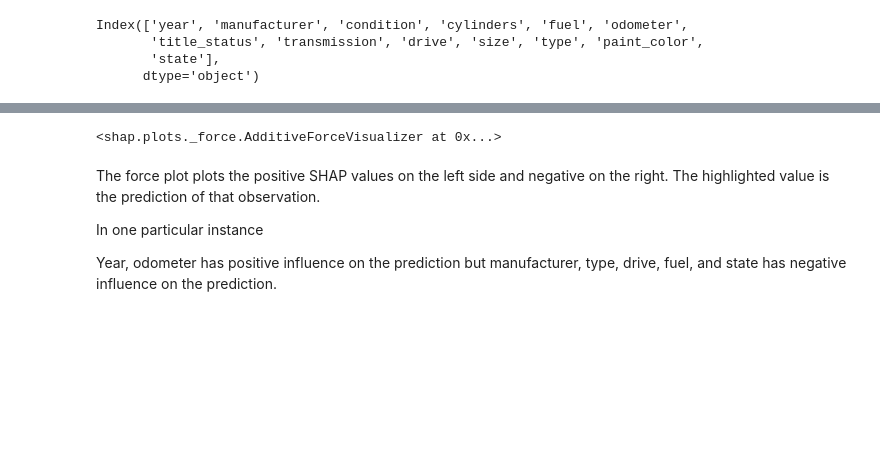
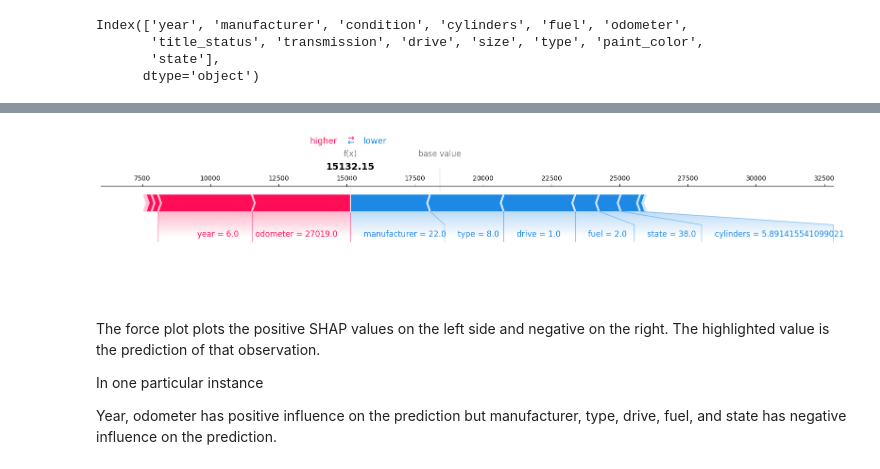
Before and after one commit to Aljesh-basnet/used_cars, a Jupyter notebook: notebook/model_building.ipynb, the cells around one changed output, grey strips where cells are left out. Cells and saved outputs as stored; diff of their text form; code cells hidden in the pictures; blank space fills up the shorter version.

```diff
--- a/notebook/model_building.ipynb
+++ b/notebook/model_building.ipynb
@@ -181,15 +184,15 @@ Index(['year', 'manufacturer', 'condition', 'cylinders', 'fuel', 'odometer',
 # %%
 # Create a SHAP explainer object
 explainer = shap.Explainer(modelLgb, X_train)
 # Calculate SHAP values for a single instance (e.g., the first instance in the test set)
 
 shap_values = explainer.shap_values(X_test.iloc[0])
 # Visualize the SHAP values
 shap.initjs()
-shap.force_plot(explainer.expected_value, shap_values, X_test.iloc[0], feature_names=X_train.columns)
+shap.force_plot(explainer.expected_value, shap_values, X_test.iloc[0], feature_names=X_train.columns,matplotlib=True)
 # %% [output]
 [interactive output not drawn]
-<shap.plots._force.AdditiveForceVisualizer at 0x...>
+[figure, added]
 # %% [markdown]
 The force plot plots the positive SHAP values on the left side and negative on the right. The highlighted value is the prediction of that observation.
 
```
Also changed, not shown: parts of 7 cells of this notebook.
